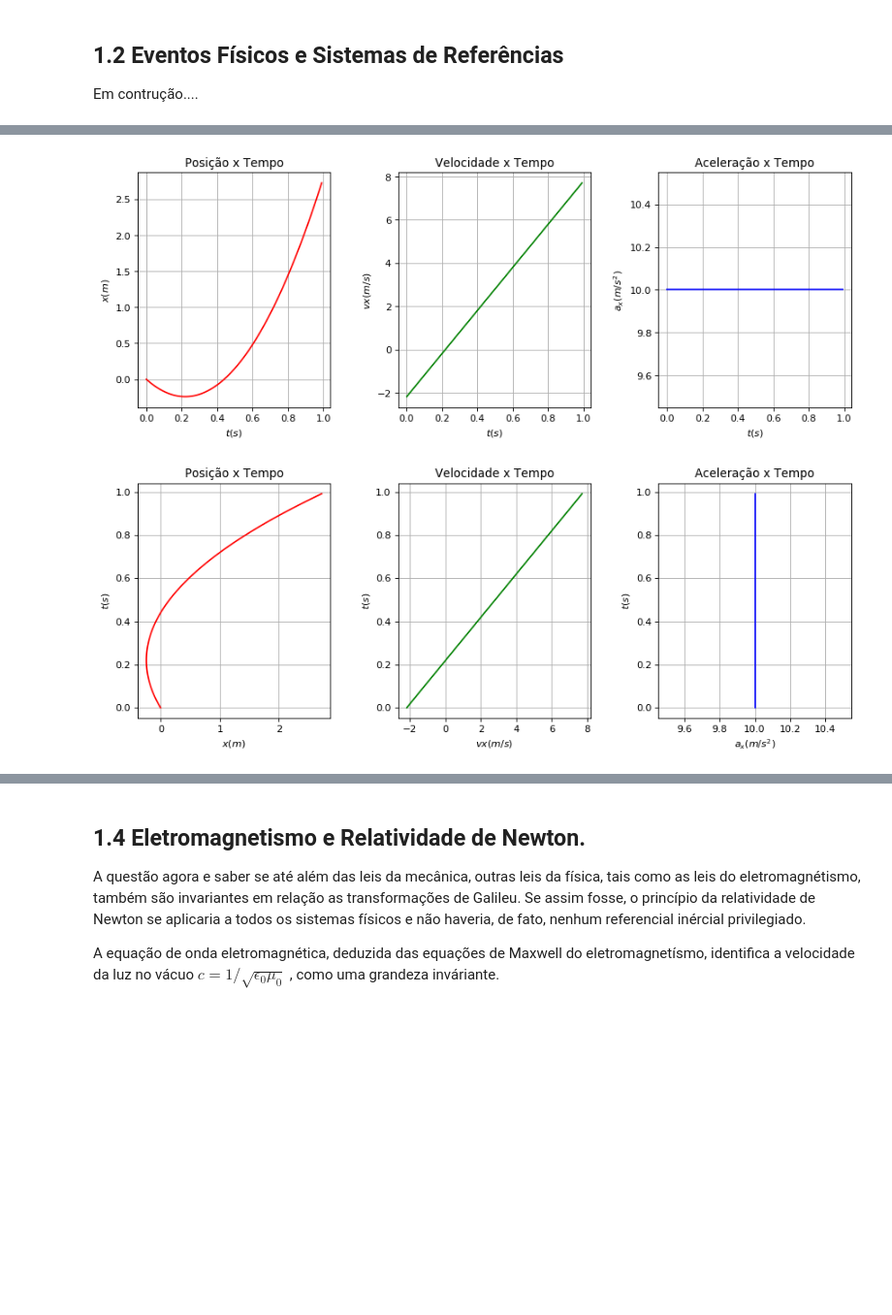
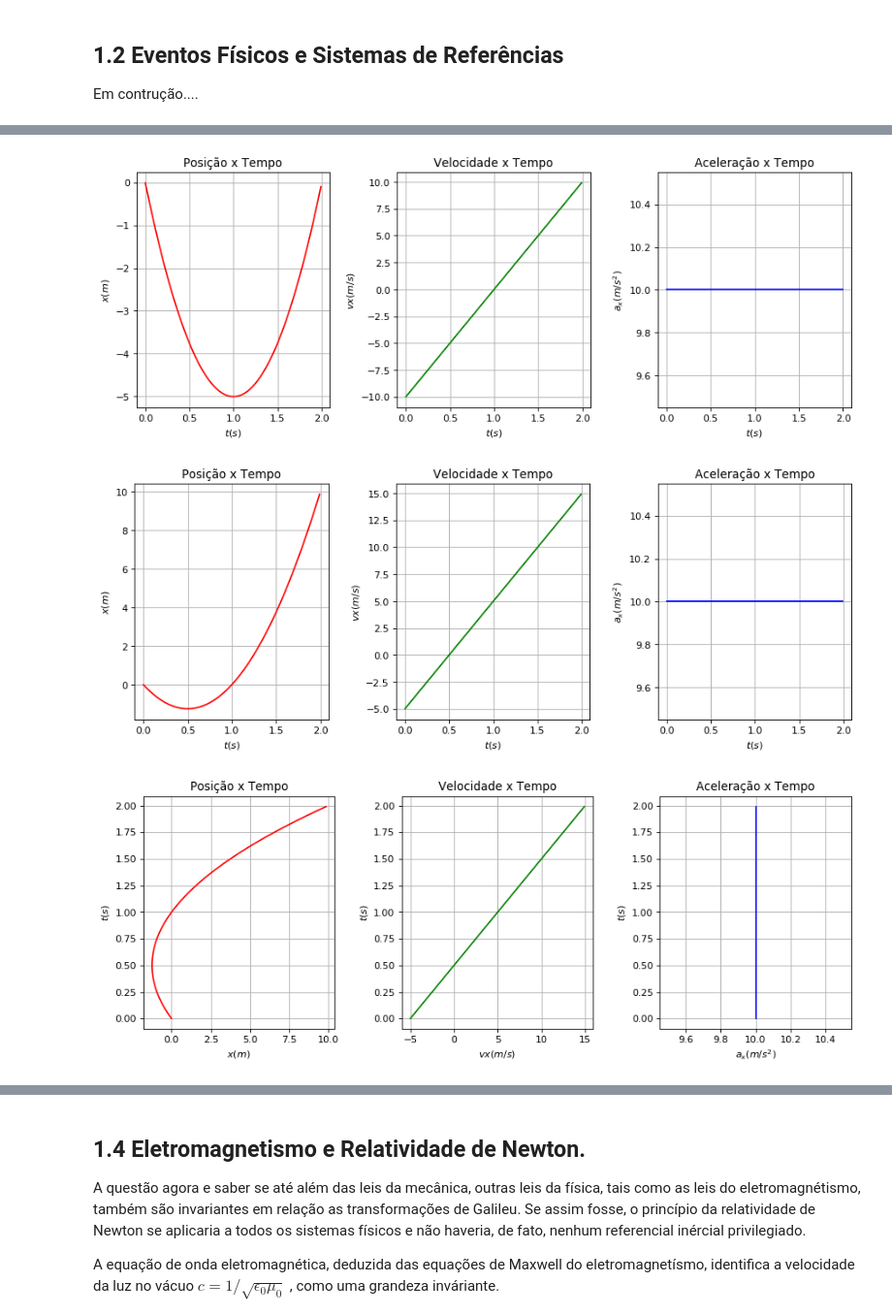
Before and after one commit to diasrodri/FisMod2018_03, a Jupyter notebook: AulaFisMod01.ipynb, the cells around one changed output, grey strips where cells are left out. Shown: that part at 97% size. Cells and saved outputs as stored; diff of their text form; code cells hidden in the pictures; blank space fills up the shorter version.

```diff
--- a/AulaFisMod01.ipynb
+++ b/AulaFisMod01.ipynb
@@ -81,7 +82,7 @@ Logo dado uma uma condição inicial em $t=0$, dada por $v_x(t=0)=1.0$ e $x(t=0)
 # %%
 k=1.0 #N/m
 m=1.0 #Kg
-x,vx,ax=0.0,-1.2,0.0
+x,vx,ax=0.0,-5.0,0.0
 xi,vxi,axi,ti=[],[],[],[]
 t,dt=0.0,0.001
 
@@ -96,7 +97,7 @@ def rk1(x0,vx0,t0,dt):
     vx=vx0+ax*dt
     return x,vx,ax
 
-for i in range(1000):
+for i in range(2000):
     x,vx,ax=rk1(x,vx,t,dt)
     t=t+dt
     if ((i%10)==0):
@@ -173,14 +168,18 @@ plotxvxax_time(ti,xi,vxi,axi)
 # %%
-v=1.0
+v=5.0
 xlin=[]
 vxlin=[]
 
 for i in range(len(xi)):
     xlin.append(xi[i]-v*ti[i])
     vxlin.append(vxi[i]-v)
 
 plotxvxax(ti,xlin,vxlin,axi)
+plotxvxax(ti,xi,vxi,axi)
+
+plotxvxax_time(ti,xi,vxi,axi)
 plotxvxax_time(ti,xlin,vxlin,axi)
 # %% [output]
-[figure, old version]
+[figure, new version]
-[figure, old version]
+[figure, new version]
+[figure, added]
```
Also changed, not shown: parts of 12 cells of this notebook.
